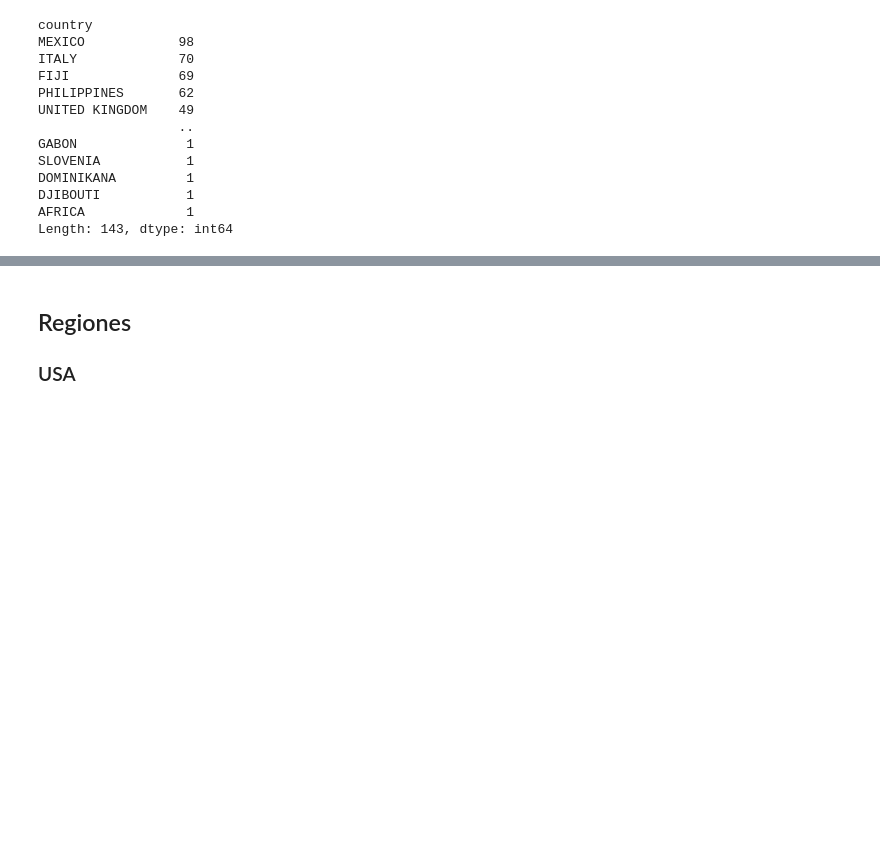
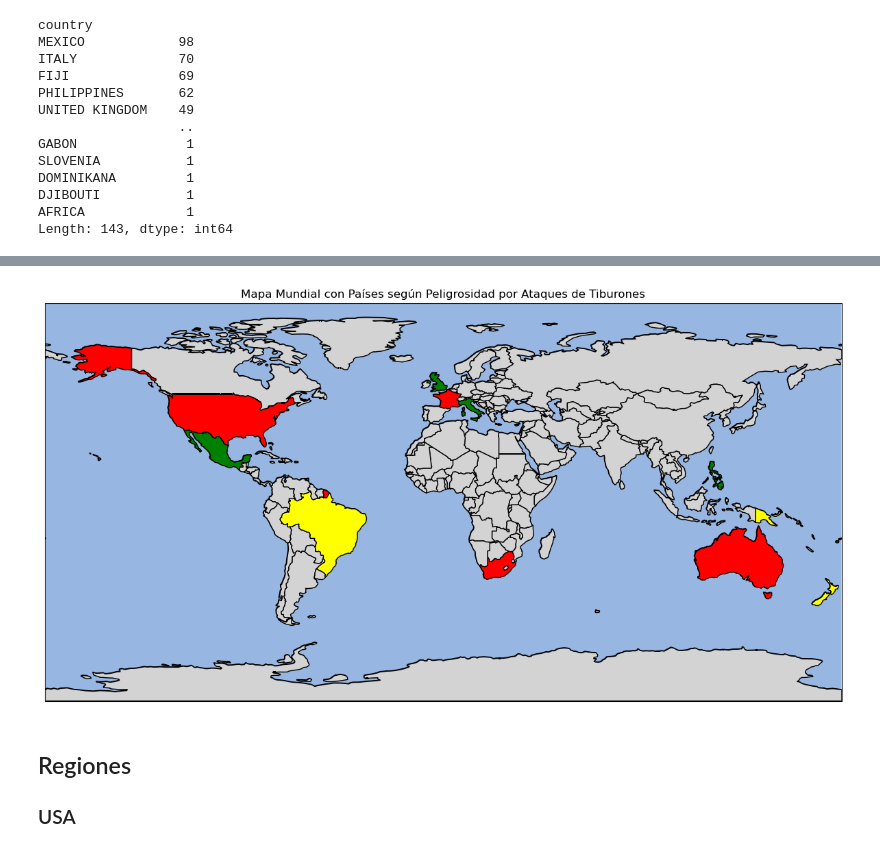
Before and after one commit to jesuserro/shark-attack-exploratory-data-analysis, a Jupyter notebook: notebooks/exploratory_analysis.ipynb, the cells around one changed output, grey strips where cells are left out. Drawn from its saved outputs; the diff is of its cells as text; code cells hidden in the pictures; blank space fills up the shorter version.

```diff
--- a/notebooks/exploratory_analysis.ipynb
+++ b/notebooks/exploratory_analysis.ipynb
@@ -128,3 +65,60 @@ plt.show()
+# %%
+import pandas as pd
+import geopandas as gpd
+import matplotlib.pyplot as plt
+import cartopy.crs as ccrs
+import cartopy.feature as cfeature
+from cartopy.io.shapereader import Reader
+from cartopy.io.shapereader import natural_earth
+
+# Cargar el archivo Excel limpio
+file_path = "../data/processed/GSAF5_cleaned.xlsx"
+df = pd.read_excel(file_path, engine="openpyxl")
+
+# Agrupar los datos por país y contar los ataques
+ataques_pais = df.groupby('country').size().sort_values(ascending=False).reset_index(name='count')
+
+# Diccionario con los países mapeados al shapefile
+paises_colores = {
+    'United States of America': 'red',  # USA
+    'Australia': 'red',
+    'South Africa': 'red',
+    'France': 'red',
+    'Papua New Guinea': 'yellow',
+    'New Zealand': 'yellow',
+    'Bahamas': 'yellow',
+    'Brazil': 'yellow',
+    'Mexico': 'green',
+    'Italy': 'green',
+    'Fiji': 'green',
+    'Philippines': 'green',
+    'United Kingdom': 'green',
+}
+
+# Crear el mapa usando Cartopy
+fig, ax = plt.subplots(1, 1, figsize=(15, 10), subplot_kw={'projection': ccrs.PlateCarree()})
+ax.set_global()
+ax.add_feature(cfeature.LAND)
+ax.add_feature(cfeature.OCEAN)
+ax.add_feature(cfeature.BORDERS, linestyle='-', alpha=0.5)
+ax.add_feature(cfeature.COASTLINE)
+
+# Cargar el shapefile de países
+shpfilename = natural_earth(resolution='110m', category='cultural', name='admin_0_countries')
+reader = Reader(shpfilename)
+countries = reader.records()
+
+# Colorear los países según el diccionario
+for country in countries:
+    country_name = country.attributes['NAME']
+    facecolor = paises_colores.get(country_name, 'lightgrey')
+    ax.add_geometries([country.geometry], ccrs.PlateCarree(), facecolor=facecolor, edgecolor='black')
+
+# Añadir título y mostrar el mapa
+plt.title('Mapa Mundial con Países según Peligrosidad por Ataques de Tiburones')
+plt.show()
+# %% [output]
+[figure, added]
 # %% [markdown]
 ## Regiones
 
```
Also changed, not shown: parts of 1 cell of this notebook.
